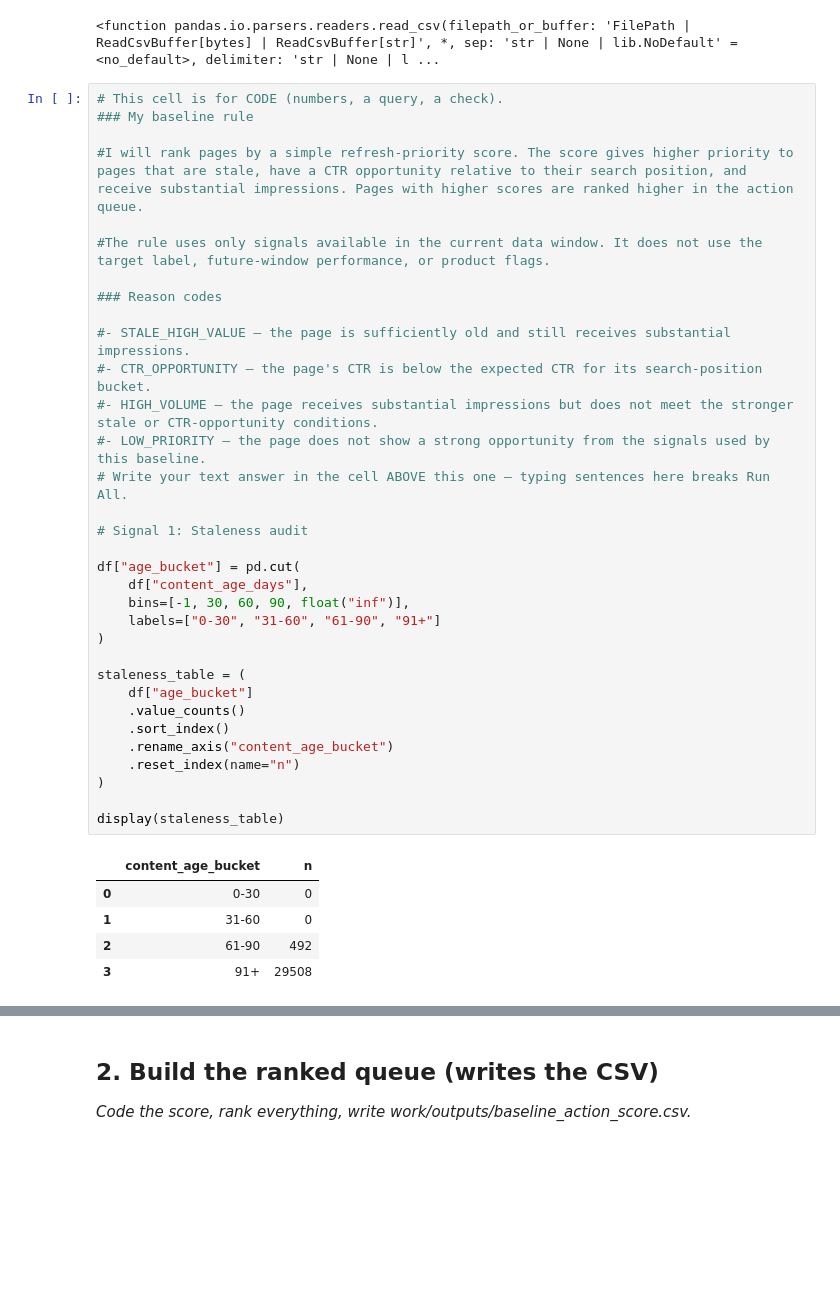
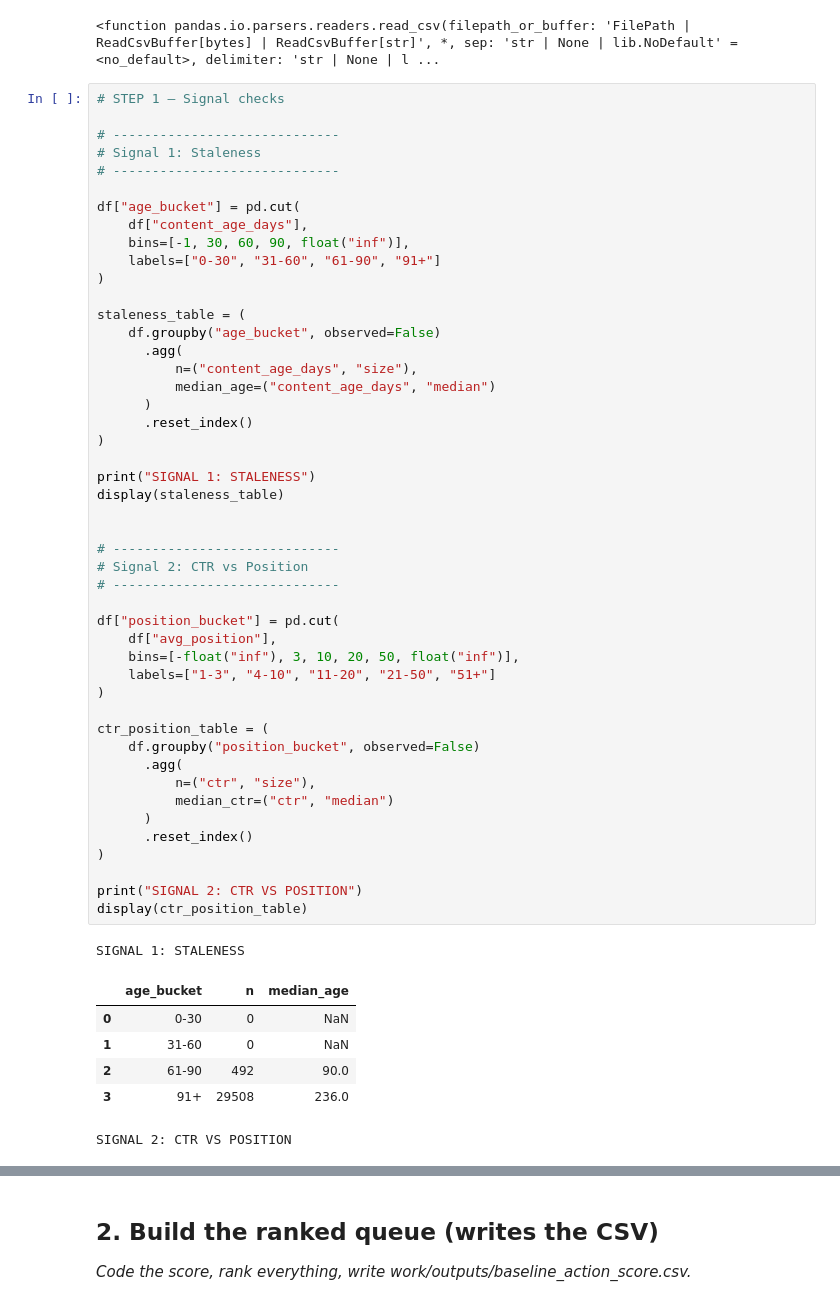
Before and after one commit to aryanks692/Flyrank-ai-Notebook, a Jupyter notebook: work/notebooks/w04_baseline_score.ipynb, the cells around one changed output, grey strips where cells are left out. Cells and saved outputs as stored; diff of their text form; blank space fills up the shorter version.

```diff
--- a/work/notebooks/w04_baseline_score.ipynb
+++ b/work/notebooks/w04_baseline_score.ipynb
@@ -48,41 +48,57 @@ pd.read_csv
 # %% [output]
 <function pandas.io.parsers.readers.read_csv(filepath_or_buffer: 'FilePath | ReadCsvBuffer[bytes] | ReadCsvBuffer[str]', *, sep: 'str | None | lib.NoDefault' = <no_default>, delimiter: 'str | None | l ...
 # %%
-# This cell is for CODE (numbers, a query, a check).
-### My baseline rule
+# STEP 1 — Signal checks
 
-#I will rank pages by a simple refresh-priority score. The score gives higher priority to pages that are stale, have a CTR opportunity relative to their search position, and receive substantial impressions. Pages with higher scores are ranked higher in the action queue.
-
-#The rule uses only signals available in the current data window. It does not use the target label, future-window performance, or product flags.
-
-### Reason codes
-
-#- STALE_HIGH_VALUE — the page is sufficiently old and still receives substantial impressions.
-#- CTR_OPPORTUNITY — the page's CTR is below the expected CTR for its search-position bucket.
-#- HIGH_VOLUME — the page receives substantial impressions but does not meet the stronger stale or CTR-opportunity conditions.
-#- LOW_PRIORITY — the page does not show a strong opportunity from the signals used by this baseline.
-# Write your text answer in the cell ABOVE this one — typing sentences here breaks Run All.
-
-# Signal 1: Staleness audit
+# -----------------------------
+# Signal 1: Staleness
+# -----------------------------
 
 df["age_bucket"] = pd.cut(
     df["content_age_days"],
     bins=[-1, 30, 60, 90, float("inf")],
     labels=["0-30", "31-60", "61-90", "91+"]
 )
 
 staleness_table = (
-    df["age_bucket"]
-    .value_counts()
-    .sort_index()
-    .rename_axis("content_age_bucket")
-    .reset_index(name="n")
+    df.groupby("age_bucket", observed=False)
+      .agg(
+          n=("content_age_days", "size"),
+          median_age=("content_age_days", "median")
+      )
+      .reset_index()
 )
 
+print("SIGNAL 1: STALENESS")
 display(staleness_table)
+
+
+# -----------------------------
+# Signal 2: CTR vs Position
+# -----------------------------
+
+df["position_bucket"] = pd.cut(
+    df["avg_position"],
+    bins=[-float("inf"), 3, 10, 20, 50, float("inf")],
+    labels=["1-3", "4-10", "11-20", "21-50", "51+"]
+)
+
+ctr_position_table = (
+    df.groupby("position_bucket", observed=False)
+      .agg(
+          n=("ctr", "size"),
+          median_ctr=("ctr", "median")
+      )
+      .reset_index()
+)
+
+print("SIGNAL 2: CTR VS POSITION")
+display(ctr_position_table)
 # %% [output]
+SIGNAL 1: STALENESS
-|  | content_age_bucket | n |
-| 0 | 0-30 | 0 |
-| 1 | 31-60 | 0 |
-| 2 | 61-90 | 492 |
-| 3 | 91+ | 29508 |
+|  | age_bucket | n | median_age |
+| 0 | 0-30 | 0 | NaN |
+| 1 | 31-60 | 0 | NaN |
+| 2 | 61-90 | 492 | 90.0 |
+| 3 | 91+ | 29508 | 236.0 |
+SIGNAL 2: CTR VS POSITION
```
Also changed, not shown: parts of 3 cells of this notebook.
